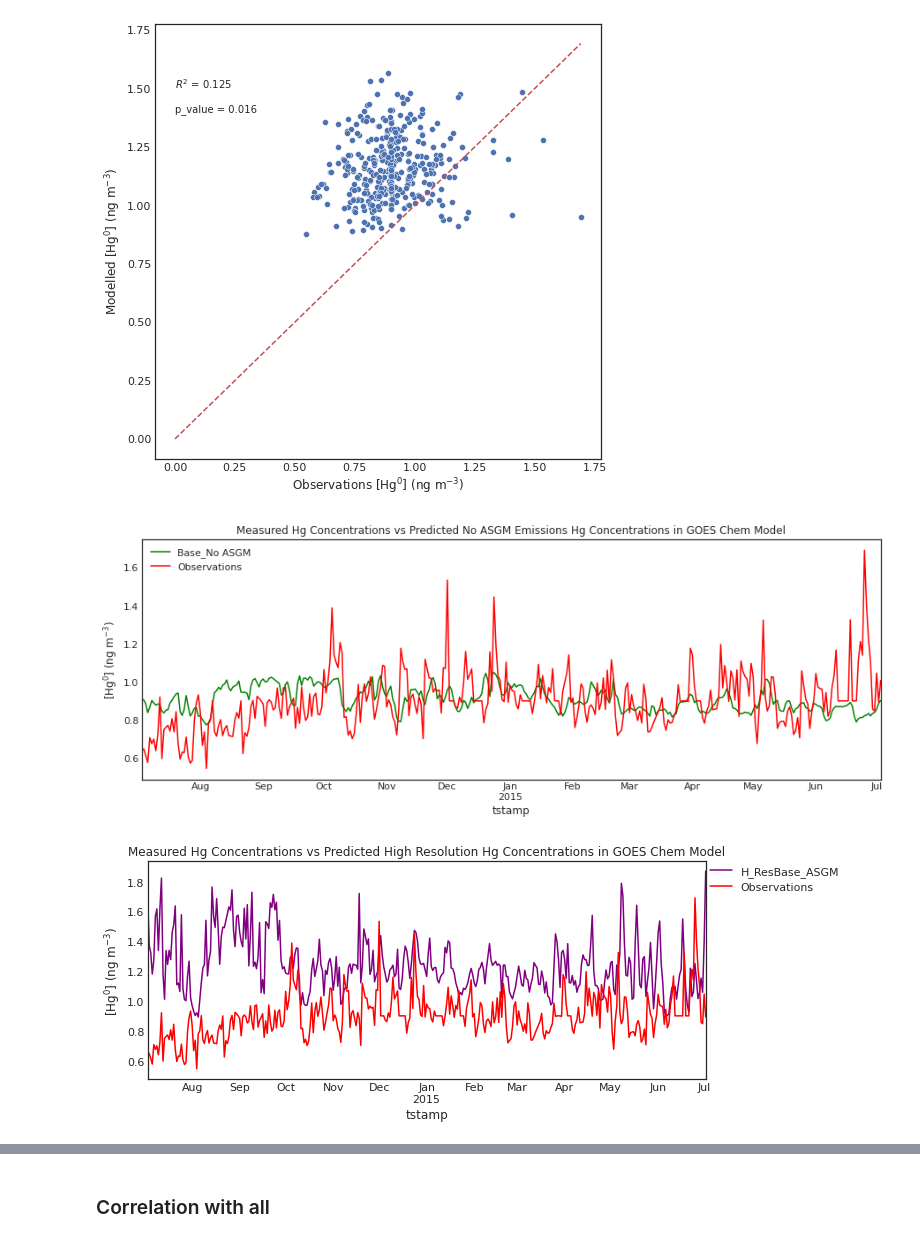
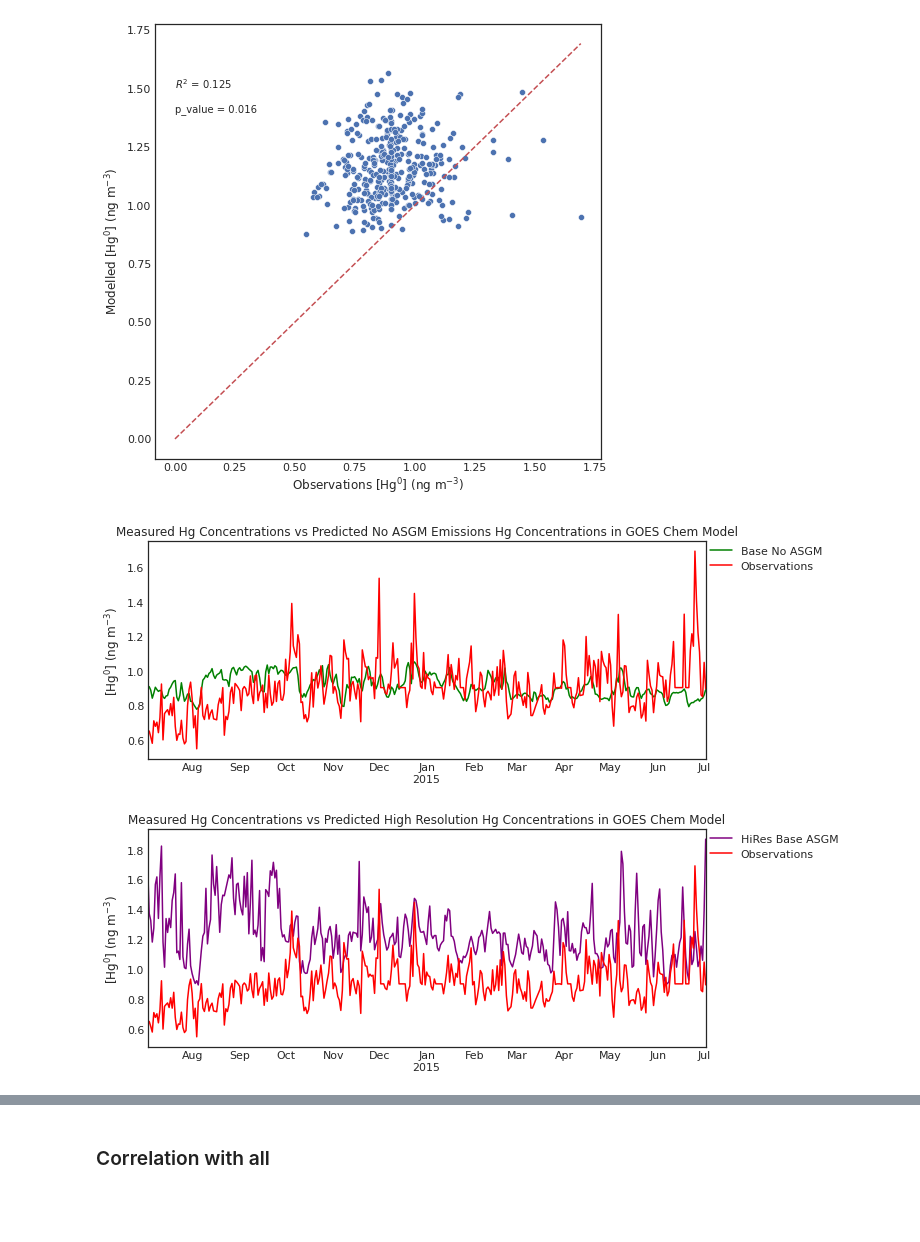
Before and after one commit to Shakes-tzd/MIT_TPP_thesis, a Jupyter notebook: JPnotebooks/Time series plots .ipynb, the cells around one changed output, grey strips where cells are left out. Saved outputs shown, nothing was run; the diff lists cells and outputs as text; code cells hidden in the pictures; blank space fills up the shorter version.

Commit message:
Added new figures

```diff
--- a/JPnotebooks/Time series plots .ipynb
+++ b/JPnotebooks/Time series plots .ipynb
@@ -420,29 +444,34 @@ plt.show()
 # %% [output]
 [figure]
 # %%
-plt.figure(figsize=(15,5))
+fig=plt.figure(figsize=(10,4))
 plt.title('Measured Hg Concentrations vs Predicted No ASGM Emissions Hg Concentrations in GOES Chem Model')
-GCno_asgm.SpeciesConc_Hg0.plot(color = 'green',label = 'Base_No ASGM')
+GCno_asgm.SpeciesConc_Hg0.plot(color = 'green',label = 'Base No ASGM')
 obsNC.value.plot(color = 'red',label = 'Observations')
-plt.legend()
+plt.legend(bbox_to_anchor=(1, 1), loc='upper left', borderaxespad=0)
 plt.ylabel('[Hg$^0$] (ng m$^{-3}$)')
+plt.xlabel('')
+#plt.gca().axes.get_xaxis().set_visible(False)
 plt.show()
+fig.savefig('MCMC_Refactored_Notebooks/MIT_TPP_thesis/figures/ModelvsObs/GC_base_ObsvNoASGMv1.png')
 # %% [output]
-[figure, old version]
+[figure, new version]
 # %%
-GC_asgmHiRes=getHiRes()[:'2015-07-02']
+GC_asgmHiRes=getHiRes()[:end_date]
 # %%
-obsNC=obsNC[:'2015-07-02']
-GCno_asgm=GCno_asgm[:'2015-07-02']
-GC_asgm=GC_asgm[:'2015-07-02']
+obsNC=obsNC[:end_date]
+GCno_asgm=GCno_asgm[:end_date]
+GC_asgm=GC_asgm[:end_date]
 # %%
-plt.figure(figsize=(10,4))
+fig=plt.figure(figsize=(10,4))
 plt.title('Measured Hg Concentrations vs Predicted High Resolution Hg Concentrations in GOES Chem Model')
-GC_asgmHiRes.SpeciesConc_Hg0.plot(color = 'purple',label = 'H_ResBase_ASGM')
+GC_asgmHiRes.SpeciesConc_Hg0.plot(color = 'purple',label = 'HiRes Base ASGM')
 obsNC.value.plot(color = 'red',label = 'Observations')
 plt.legend(bbox_to_anchor=(1, 1), loc='upper left', borderaxespad=0)
 plt.ylabel('[Hg$^0$] (ng m$^{-3}$)')
+plt.xlabel('')
 plt.show()
+fig.savefig('MCMC_Refactored_Notebooks/MIT_TPP_thesis/figures/ModelvsObs/GC_base_HiResASGMvObsv1.png')
 # %% [output]
-[figure, old version]
+[figure, new version]
 # %%
```
Also changed, not shown: parts of 9 cells of this notebook, 32 other files.
